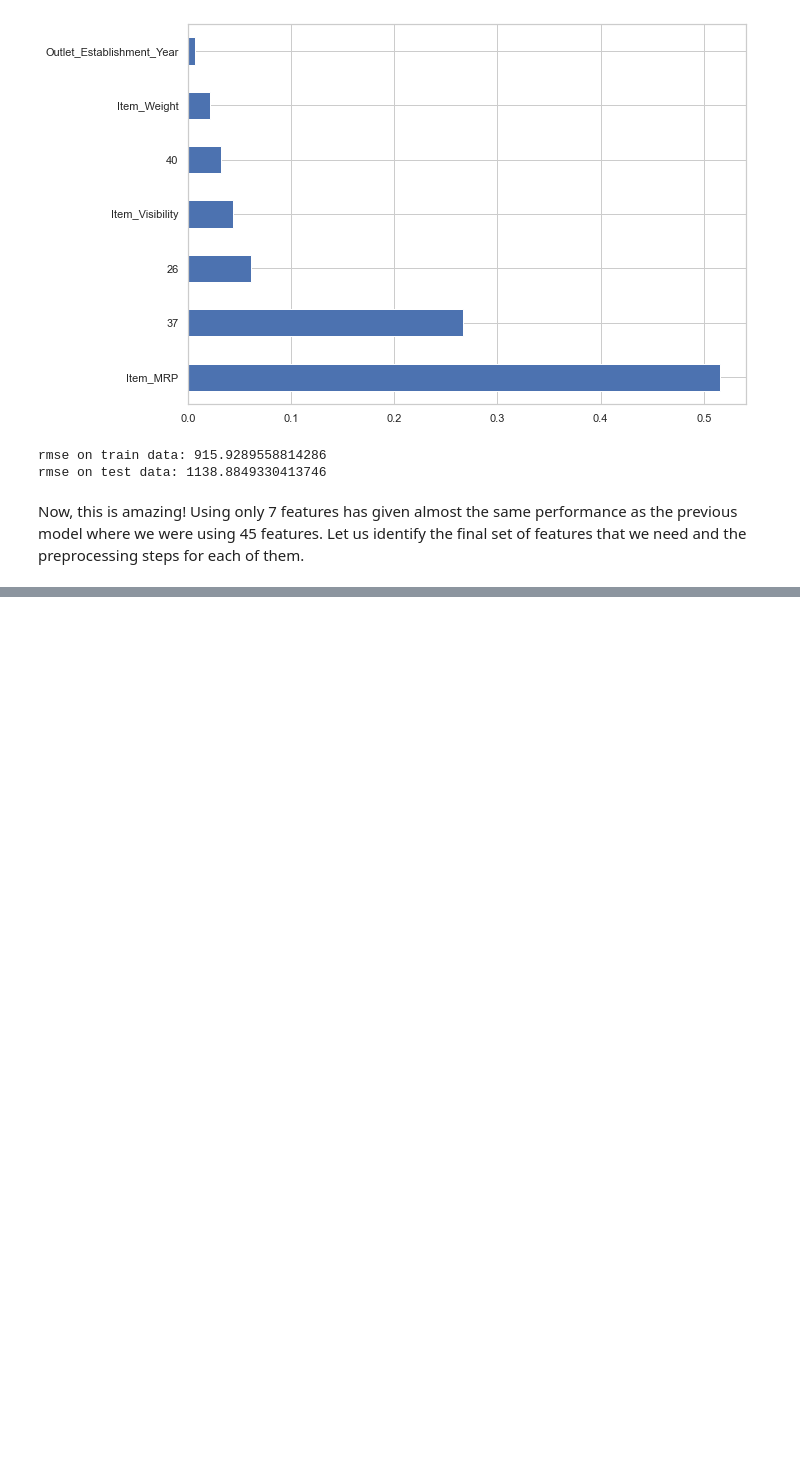
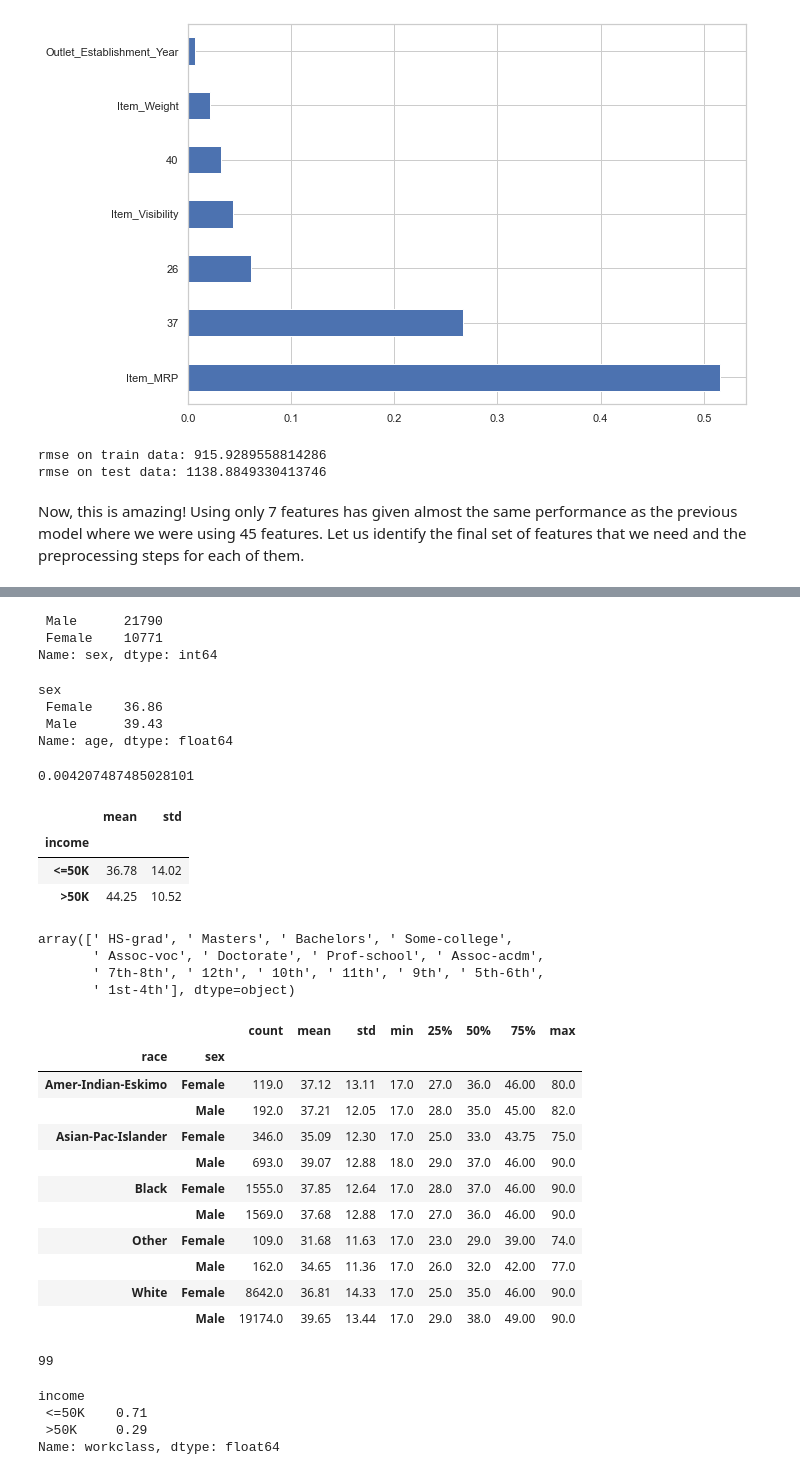
Before and after one commit to gonzalo71/TestGit, a Jupyter notebook: hoja_sucia.ipynb, the cells around one changed output, grey strips where cells are left out. Cells and saved outputs as stored; diff of their text form; code cells hidden in the pictures; blank space fills up the shorter version.

```diff
--- a/hoja_sucia.ipynb
+++ b/hoja_sucia.ipynb
@@ -330,0 +315,4 @@ plt.imshow(flower)
+# %%
+import numpy as np
+import pandas as pd
+pd.set_option("display.precision", 2)
@@ -330,0 +557,6 @@ plt.imshow(flower)
+# %%
+url = r"C:\Users\gonza\OneDrive\Documentos\datascience-thebridge-master\ejercicios gonzalo\DATA\Adults_Census_dataset\adult.data"
+columns = columns = ['age', 'workclass', 'fnlwgt', 'education', 'education-num', 'marital-status', 'occupation',
+           'relationship', 'race','sex', 'capital-gain', 'capital-loss', 'hours-per-week', 'native-country', 'income']
+df = pd.read_csv(url,header=None,names=columns)
+df.head(3)
@@ -330,0 +568,64 @@ plt.imshow(flower)
+# %%
+#1. How many men and women (sex feature) are represented in this dataset?
+df["sex"].value_counts()
+# %% [output]
+ Male      21790
+ Female    10771
+Name: sex, dtype: int64
+# %%
+#2. What is the average age (age feature) of women?
+df.groupby("sex")["age"].mean()
+# %% [output]
+sex
+ Female    36.86
+ Male      39.43
+Name: age, dtype: float64
+# %%
+#3. What is the proportion of German citizens (native-country feature)?
+df[df['native-country']==" Germany"].count()[0] / len(df)
+# %% [output]
+0.004207487485028101
+# %%
+#4-5. What are mean value and standard deviation of the age of those who recieve more than 50K per year (salary feature) and those who receive less than 50K per year?
+df.groupby(["income"])["age"].agg([np.mean,np.std])
+# %% [output]
+|  | mean | std |
+| income |  |  |
+| <=50K | 36.78 | 14.02 |
+| >50K | 44.25 | 10.52 |
+# %%
+#6. Is it true that people who receive more than 50k have at least high school education? (education - Bachelors, Prof-school, Assoc-acdm, Assoc-voc, Masters or Doctorate feature)
+df[df["income"] ==" >50K"]["education"].unique()
+# %% [output]
+array([' HS-grad', ' Masters', ' Bachelors', ' Some-college',
+       ' Assoc-voc', ' Doctorate', ' Prof-school', ' Assoc-acdm',
+       ' 7th-8th', ' 12th', ' 10th', ' 11th', ' 9th', ' 5th-6th',
+       ' 1st-4th'], dtype=object)
+# %%
+#7. Display statistics of age for each race (race feature) and each gender. Use groupby() and describe(). Find the maximum age of men of Amer-Indian-Eskimo race.
+df.groupby(["race","sex"])["age"].describe()
+# %% [output]
+|  |  | count | mean | std | min | 25% | 50% | 75% | max |
+| race | sex |  |  |  |  |  |  |  |  |
+| Amer-Indian-Eskimo | Female | 119.0 | 37.12 | 13.11 | 17.0 | 27.0 | 36.0 | 46.00 | 80.0 |
+|  | Male | 192.0 | 37.21 | 12.05 | 17.0 | 28.0 | 35.0 | 45.00 | 82.0 |
+| Asian-Pac-Islander | Female | 346.0 | 35.09 | 12.30 | 17.0 | 25.0 | 33.0 | 43.75 | 75.0 |
+|  | Male | 693.0 | 39.07 | 12.88 | 18.0 | 29.0 | 37.0 | 46.00 | 90.0 |
+| Black | Female | 1555.0 | 37.85 | 12.64 | 17.0 | 28.0 | 37.0 | 46.00 | 90.0 |
+|  | Male | 1569.0 | 37.68 | 12.88 | 17.0 | 27.0 | 36.0 | 46.00 | 90.0 |
+| Other | Female | 109.0 | 31.68 | 11.63 | 17.0 | 23.0 | 29.0 | 39.00 | 74.0 |
+|  | Male | 162.0 | 34.65 | 11.36 | 17.0 | 26.0 | 32.0 | 42.00 | 77.0 |
+| White | Female | 8642.0 | 36.81 | 14.33 | 17.0 | 25.0 | 35.0 | 46.00 | 90.0 |
+|  | Male | 19174.0 | 39.65 | 13.44 | 17.0 | 29.0 | 38.0 | 49.00 | 90.0 |
+# %%
+#9. What is the maximum number of hours a person works per week (hours-per-week feature)? How many people work such a number of hours and what is the percentage of those who earn a lot among them?
+df["hours-per-week"].max()
+# %% [output]
+99
+# %%
+df[df["hours-per-week"] == 99].groupby("income").count().iloc[:,1] / 85
+# %% [output]
+income
+ <=50K    0.71
+ >50K     0.29
+Name: workclass, dtype: float64
```
Also changed, not shown: parts of 32 cells of this notebook.
